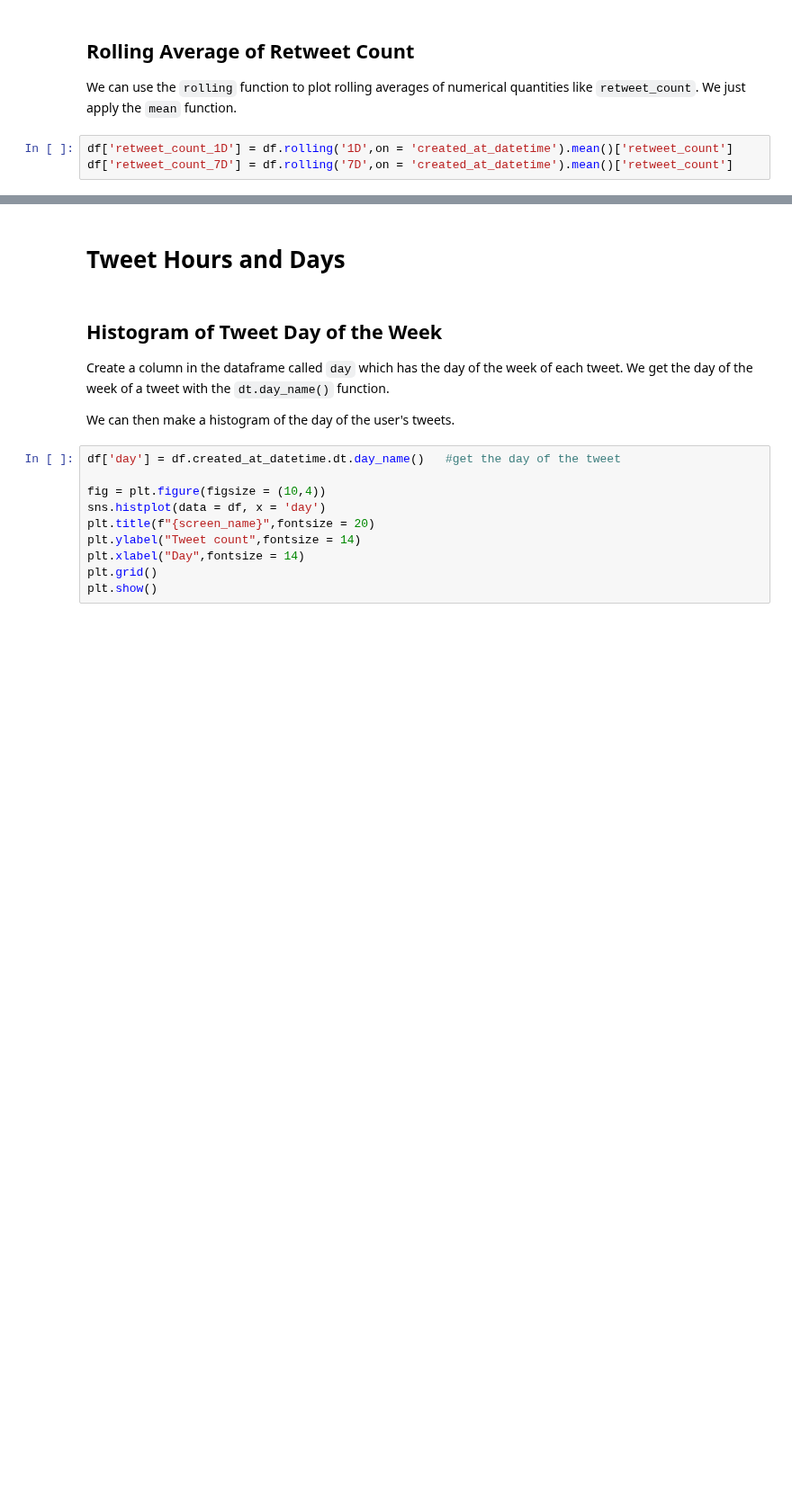
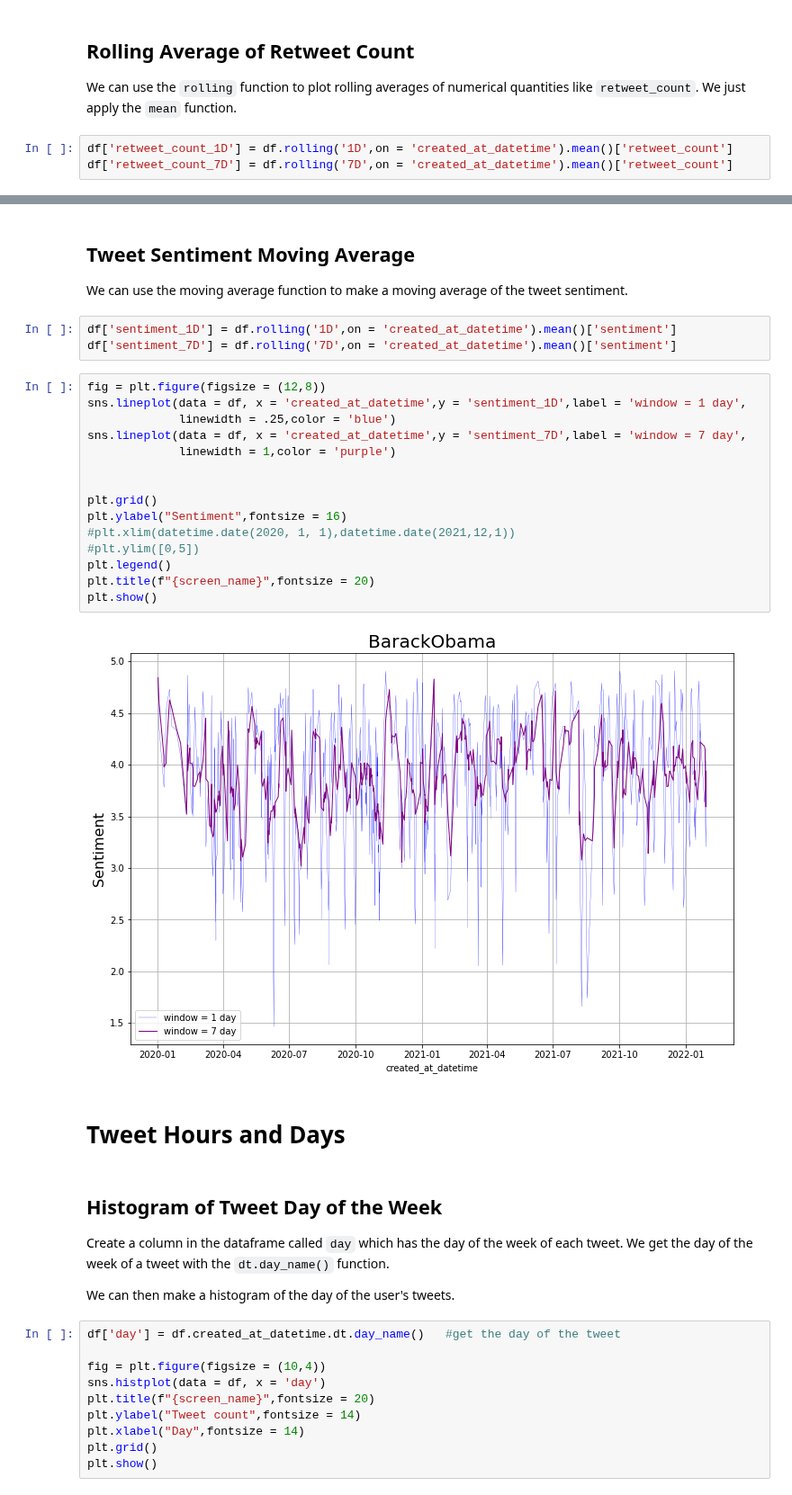
Before and after one commit to zlisto/social_media_analytics, a Jupyter notebook: Lecture08_TimeSeriesAnalysis.ipynb, the cells around one changed output, grey strips where cells are left out. Shown at 90% size. Saved outputs shown, nothing was run; the diff lists cells and outputs as text; blank space fills up the shorter version.

```diff
--- a/Lecture08_TimeSeriesAnalysis.ipynb
+++ b/Lecture08_TimeSeriesAnalysis.ipynb
@@ -257,3 +328,27 @@ plt.show()
+# %% [markdown]
+## Tweet Sentiment Moving Average
+
+We can use the moving average function to make a moving average of the tweet sentiment.
+# %%
+df['sentiment_1D'] = df.rolling('1D',on = 'created_at_datetime').mean()['sentiment']
+df['sentiment_7D'] = df.rolling('7D',on = 'created_at_datetime').mean()['sentiment']
+# %%
+fig = plt.figure(figsize = (12,8))
+sns.lineplot(data = df, x = 'created_at_datetime',y = 'sentiment_1D',label = 'window = 1 day',
+             linewidth = .25,color = 'blue')
+sns.lineplot(data = df, x = 'created_at_datetime',y = 'sentiment_7D',label = 'window = 7 day',
+             linewidth = 1,color = 'purple')
+
+
+plt.grid()
+plt.ylabel("Sentiment",fontsize = 16)
+#plt.xlim(datetime.date(2020, 1, 1),datetime.date(2021,12,1))
+#plt.ylim([0,5])
+plt.legend()
+plt.title(f"{screen_name}",fontsize = 20)
+plt.show()
+# %% [output]
+[figure, added]
 # %% [markdown]
 # Tweet Hours and Days
 # %% [markdown]
```
Also changed, not shown: parts of 40 cells of this notebook.
